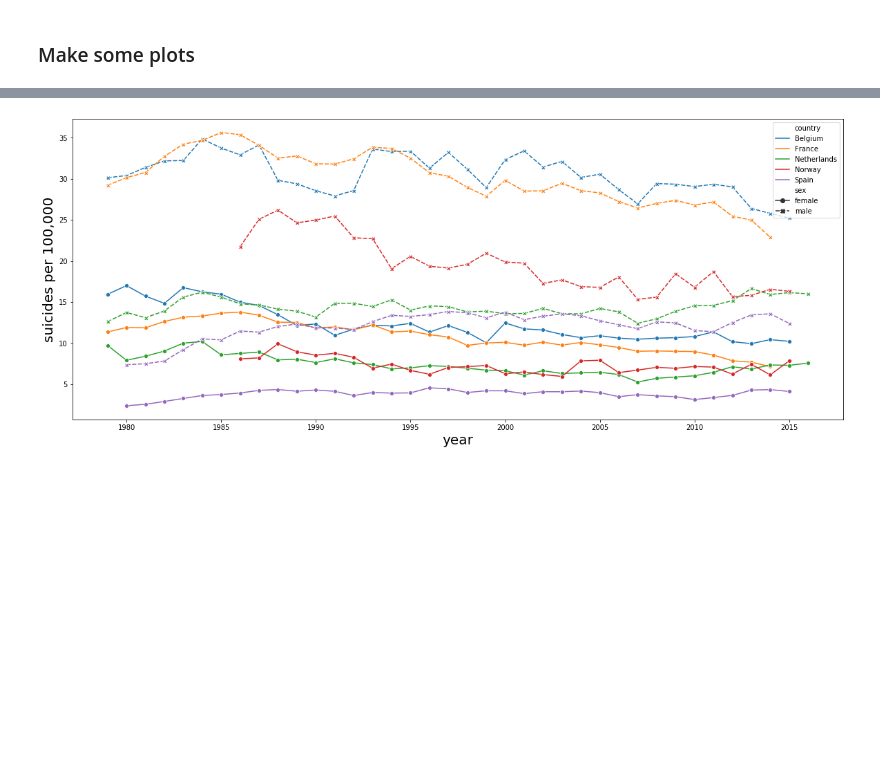
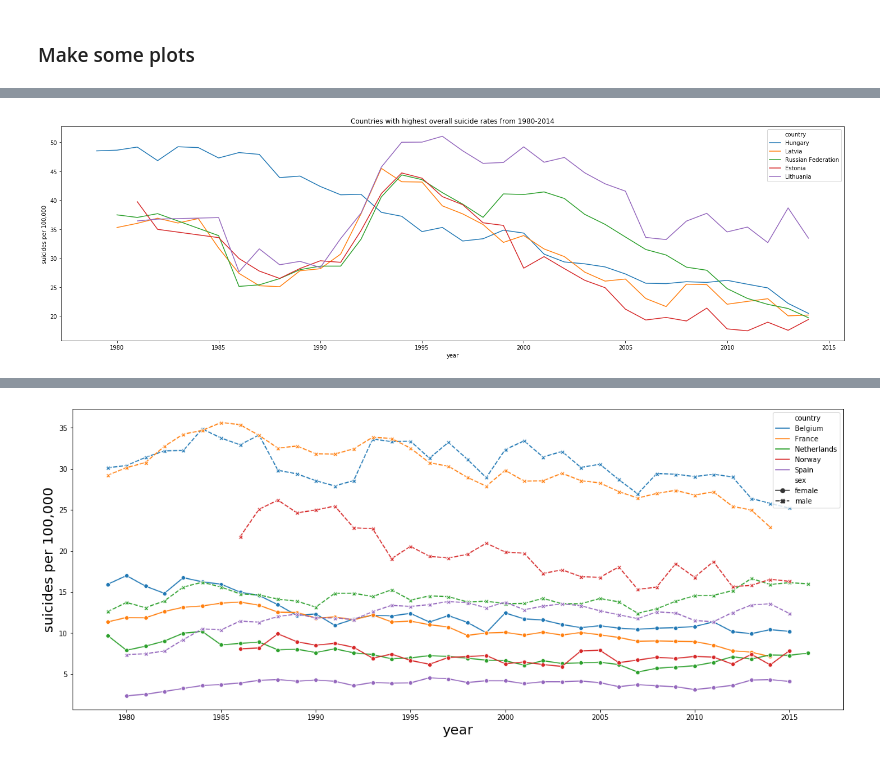
Before and after one commit to Hannemit/data_science_projects, a Jupyter notebook: notebooks/2_data_exploration.ipynb, the cells around one changed output, grey strips where cells are left out. Saved outputs shown, nothing was run; the diff lists cells and outputs as text; code cells hidden in the pictures; blank space fills up the shorter version.

Commit message:
Add top countries plot

```diff
--- a/notebooks/2_data_exploration.ipynb
+++ b/notebooks/2_data_exploration.ipynb
@@ -1,7 +1,8 @@
 # %%
 INPUT_FILE = '../data/processed/enriched_df.csv'
-POPULATION_FILE = '../data/raw/total_pop_1960_2018.csv'
 META_DATA = '../data/raw/meta_data.csv'
+CHOROPLETH_DATA_FILE = '../data/processed/choropleth_df.csv'
+RAW = '../data/raw/who_suicide_statistics.csv'
 # %%
 import numpy as np
 import pandas as pd
@@ -64,0 +38,3 @@ df_suicides
+# %%
+df = pd.read_csv(CHOROPLETH_DATA_FILE)
+df.head()
@@ -88,0 +60,9 @@ list(df_suicides["country"])
+# %%
+both = df.groupby(['year', 'country']).agg(population = pd.NamedAgg(column="population", aggfunc=sum),
+                                                 suicides_no = pd.NamedAgg(column="suicides_no", aggfunc=sum),
+                                                 code = pd.NamedAgg(column="code", aggfunc=lambda x: x[0]),
+                                                ).reset_index()
+females = df[df["sex"] == "female"]
+males = df[df["sex"] == "male"]
+both.loc[both["population"] == 0, "population"] = np.nan
+both["suicides per 100,000"] = both['suicides_no'] / both['population'] * 100000
@@ -88,0 +166,14 @@ list(df_suicides["country"])
+# %%
+# pick countries with higest overall suicide rate per 100,000 in any year
+top_countries_overall = both.sort_values(by="suicides per 100,000", ascending=False).drop_duplicates(subset=["country"], keep='first')
+top_countries_overall = top_countries_overall.iloc[:5]["country"]
+
+sample = both.loc[both["country"].isin(top_countries_overall), :]
+sample.loc[sample["suicides per 100,000"] == 0, "suicides per 100,000"] = np.nan
+
+
+fig = plt.figure(figsize=(25,7))
+plt.title("Countries with highest overall suicide rates from 1980-2014")
+sns.lineplot(x="year", y="suicides per 100,000", data=sample, hue="country");
+# %% [output]
+[figure, added]
```
Also changed, not shown: parts of 24 cells of this notebook.
